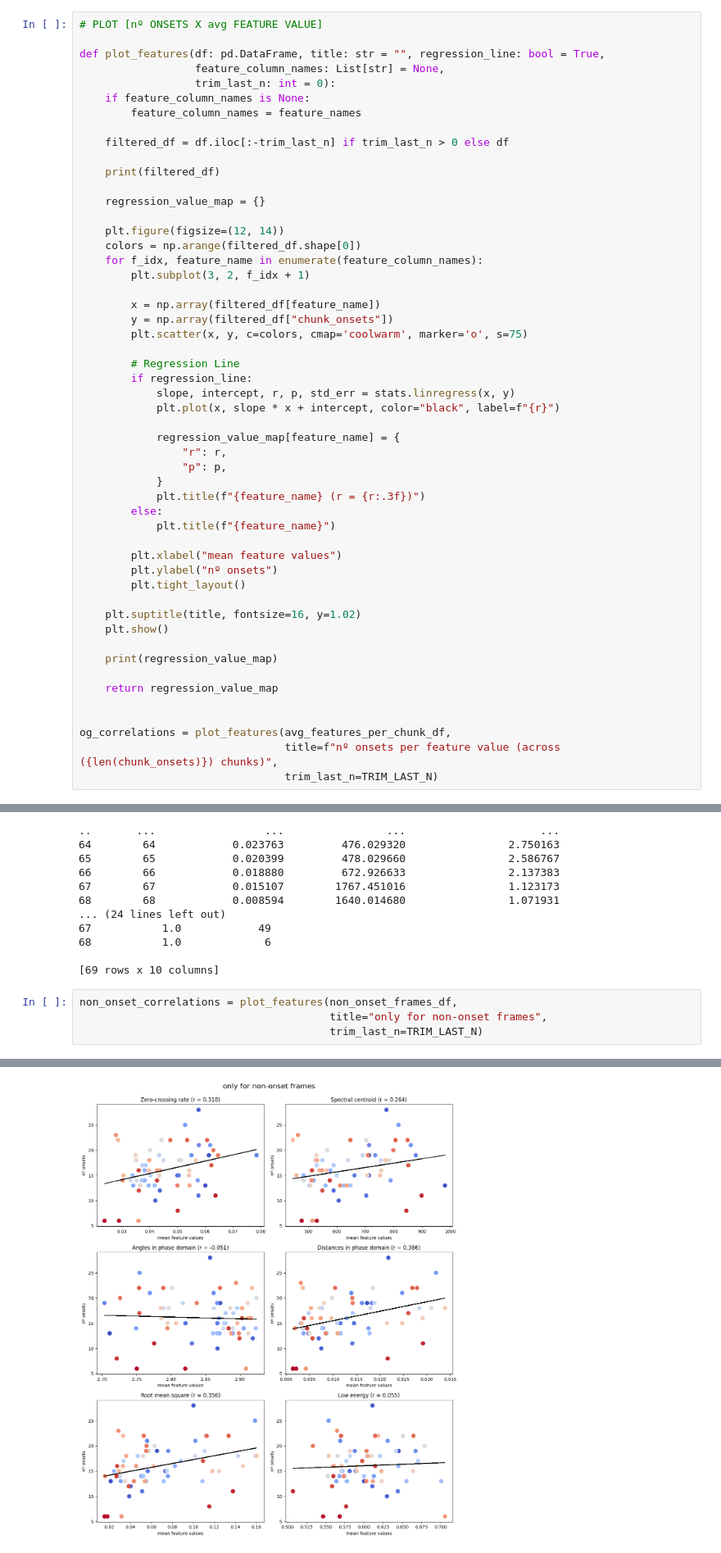
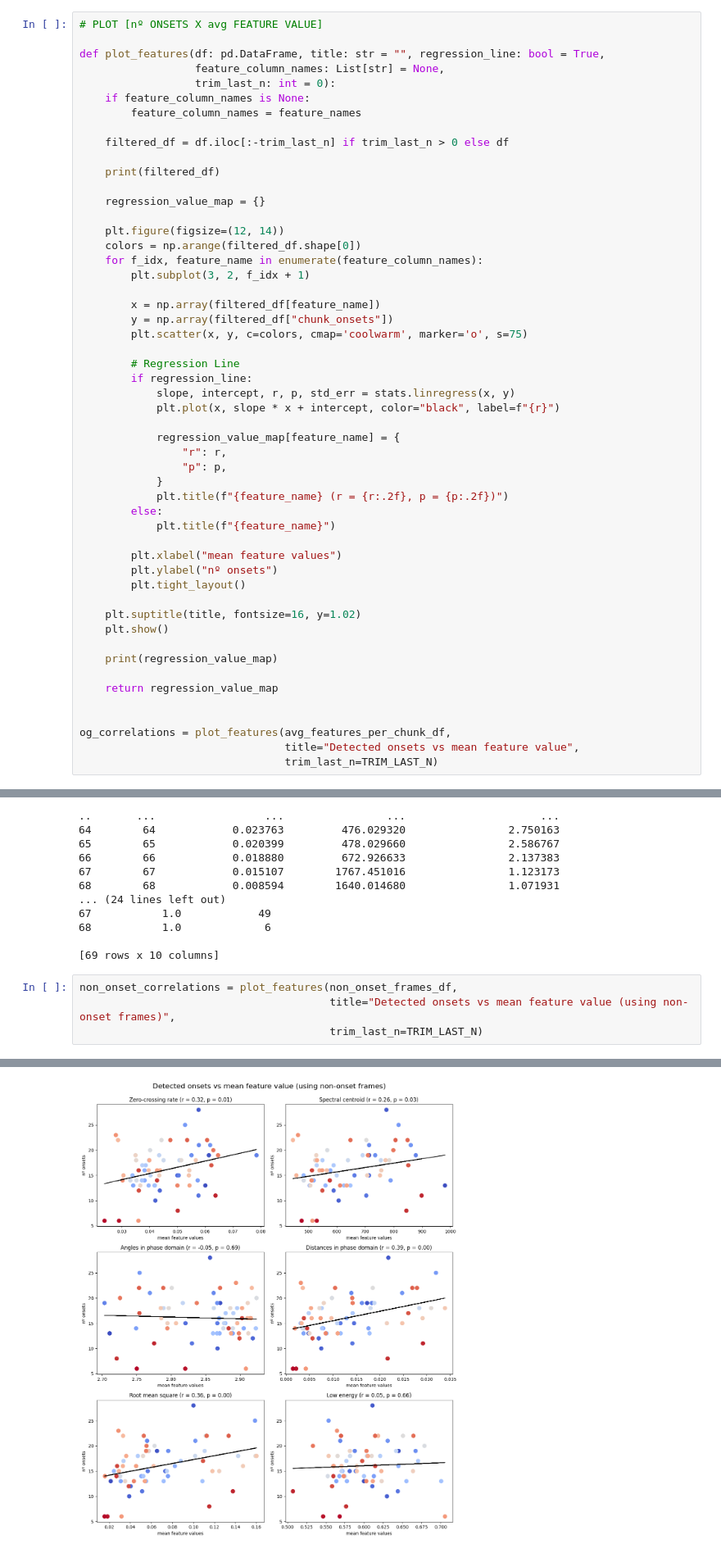
Before and after one commit to martijuanola/RWTH-AIiM, a Jupyter notebook: exercices/e3/e3-main.ipynb, the cells around one changed output, grey strips where cells are left out. Shown at 82% size. Cells and saved outputs as stored; diff of their text form.

```diff
--- a/exercices/e3/e3-main.ipynb
+++ b/exercices/e3/e3-main.ipynb
@@ -213,7 +215,7 @@ def plot_features(df: pd.DataFrame, title: str = "", regression_line: bool = Tru
                 "r": r,
                 "p": p,
             }
-            plt.title(f"{feature_name} (r = {r:.3f})")
+            plt.title(f"{feature_name} (r = {r:.2f}, p = {p:.2f})")
         else:
             plt.title(f"{feature_name}")
 
@@ -230,7 +232,7 @@ def plot_features(df: pd.DataFrame, title: str = "", regression_line: bool = Tru
 
 
 og_correlations = plot_features(avg_features_per_chunk_df,
-                                title=f"nº onsets per feature value (across ({len(chunk_onsets)}) chunks)",
+                                title="Detected onsets vs mean feature value",
                                 trim_last_n=TRIM_LAST_N)
 # %% [output]
           Zero-crossing rate  Spectral centroid  Angles in phase domain  \
@@ -388,27 +390,27 @@ print(non_onset_frames_df)
 [69 rows x 10 columns]
 # %%
 non_onset_correlations = plot_features(non_onset_frames_df,
-                                       title="only for non-onset frames",
+                                       title="Detected onsets vs mean feature value (using non-onset frames)",
                                        trim_last_n=TRIM_LAST_N)
 # %% [output]
     chunk_id  Zero-crossing rate  Spectral centroid  Angles in phase domain  \
 0          0            0.060096         980.443276                2.710772
 1          1            0.061369         713.579166                2.871441
 2          2            0.057653         774.303744                2.856507
 3          3            0.042081         606.247085                2.867486
 4          4            0.043679         588.629266                2.918719
 ..       ...                 ...                ...                     ...
 60        60            0.042690         575.123772                2.883568
 61        61            0.050130         844.564403                2.721038
 62        62            0.063743         898.267975                2.775357
 63        63            0.028971         529.433437                2.820656
 64        64            0.023763         476.029320                2.750163
 ... (24 lines left out)
 63           1.0             6
 64           1.0             6
 
 [65 rows x 10 columns]
-[figure, old version]
+[figure, new version]
 {'Zero-crossing rate': {'r': np.float64(0.3182882205619534), 'p': np.float64(0.009768798055392177)}, 'Spectral centroid': {'r': np.float64(0.264458299183422), 'p': np.float64(0.03326907665108167)}, 'A ...
 # %% [markdown]
 # Extra: comparing correlations
```
Also changed, not shown: parts of 7 cells of this notebook, 10 other files.
